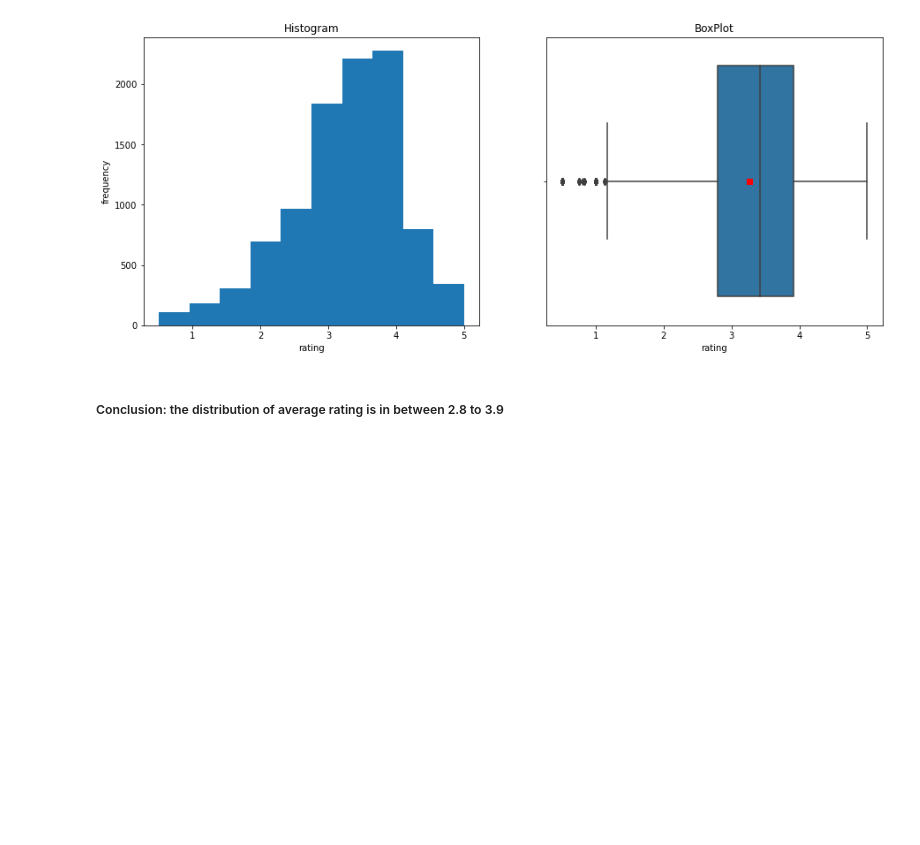
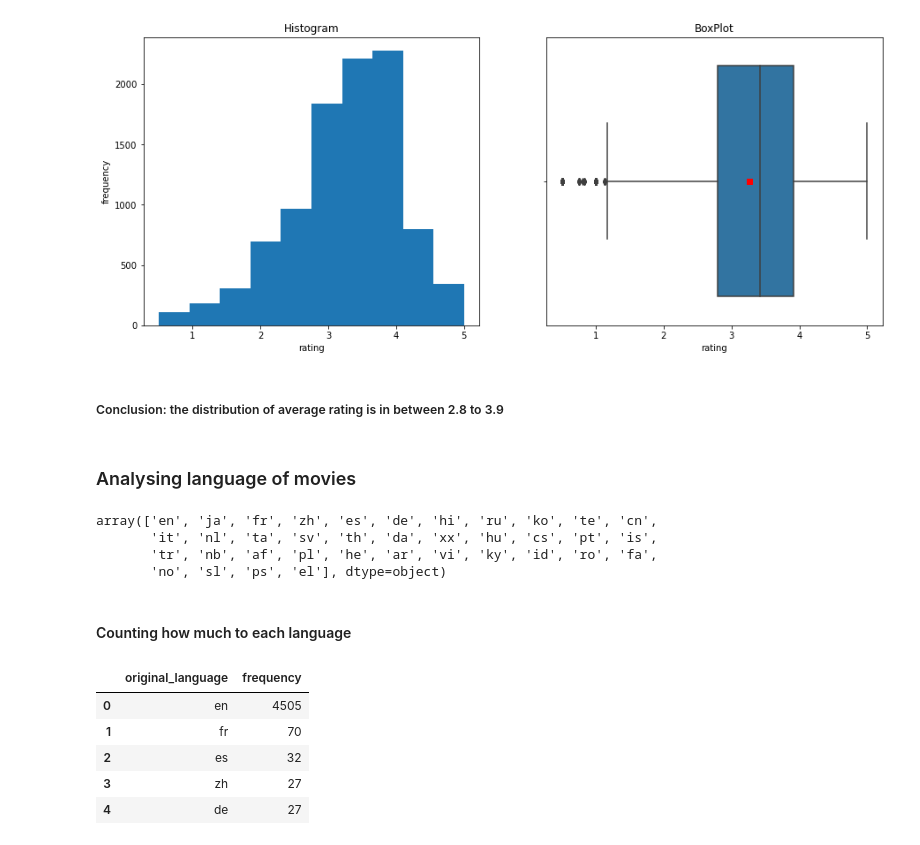
Before and after one commit to pedrohenriquecordeiro/exploratory-analysis-of-movie-lens, a Jupyter notebook: notebook.ipynb, the cells around one changed output. Saved outputs shown, nothing was run; the diff lists cells and outputs as text; code cells hidden in the pictures; blank space fills up the shorter version.

Commit message:
Finishing the analysis

```diff
--- a/notebook.ipynb
+++ b/notebook.ipynb
@@ -180,3 +180,26 @@ plt.show()
 [figure]
 # %% [markdown]
 ##### Conclusion: the distribution of average rating is in between 2.8 to 3.9
+# %% [markdown]
+### Analysing language of movies
+# %%
+movies_tmdb = pd.read_csv('dataset/tmdb-5000-movie-dataset/tmdb_5000_movies.csv')
+movies_tmdb .original_language.unique()
+# %% [output]
+array(['en', 'ja', 'fr', 'zh', 'es', 'de', 'hi', 'ru', 'ko', 'te', 'cn',
+       'it', 'nl', 'ta', 'sv', 'th', 'da', 'xx', 'hu', 'cs', 'pt', 'is',
+       'tr', 'nb', 'af', 'pl', 'he', 'ar', 'vi', 'ky', 'id', 'ro', 'fa',
+       'no', 'sl', 'ps', 'el'], dtype=object)
+# %% [markdown]
+#### Counting how much to each language
+# %%
+count_language = movies_tmdb.original_language.value_counts().to_frame().reset_index() # converting to dataframe
+count_language.columns = ["original_language","frequency"] # changing column names
+count_language.head()
+# %% [output]
+|  | original_language | frequency |
+| 0 | en | 4505 |
+| 1 | fr | 70 |
+| 2 | es | 32 |
+| 3 | zh | 27 |
+| 4 | de | 27 |
```
Also changed, not shown: parts of 10 cells of this notebook, 5 other files.
